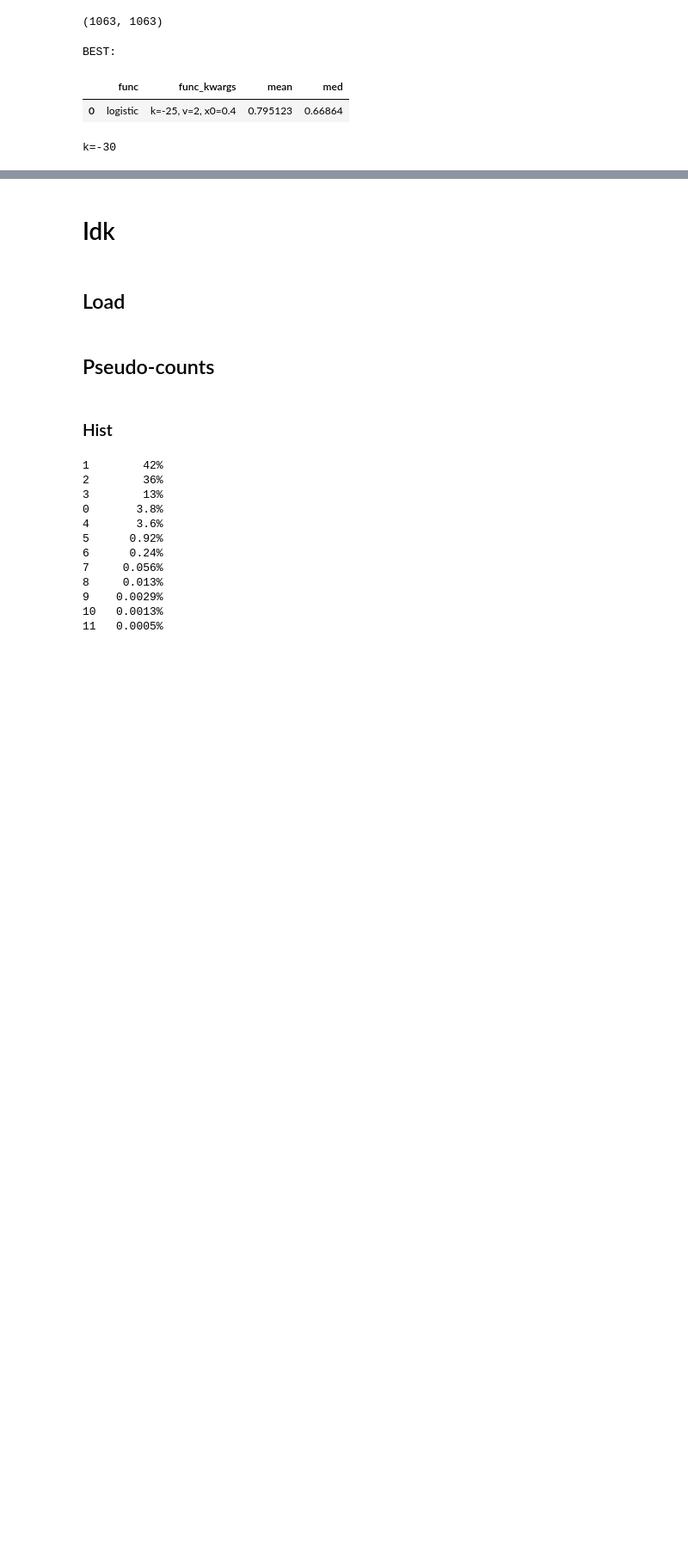
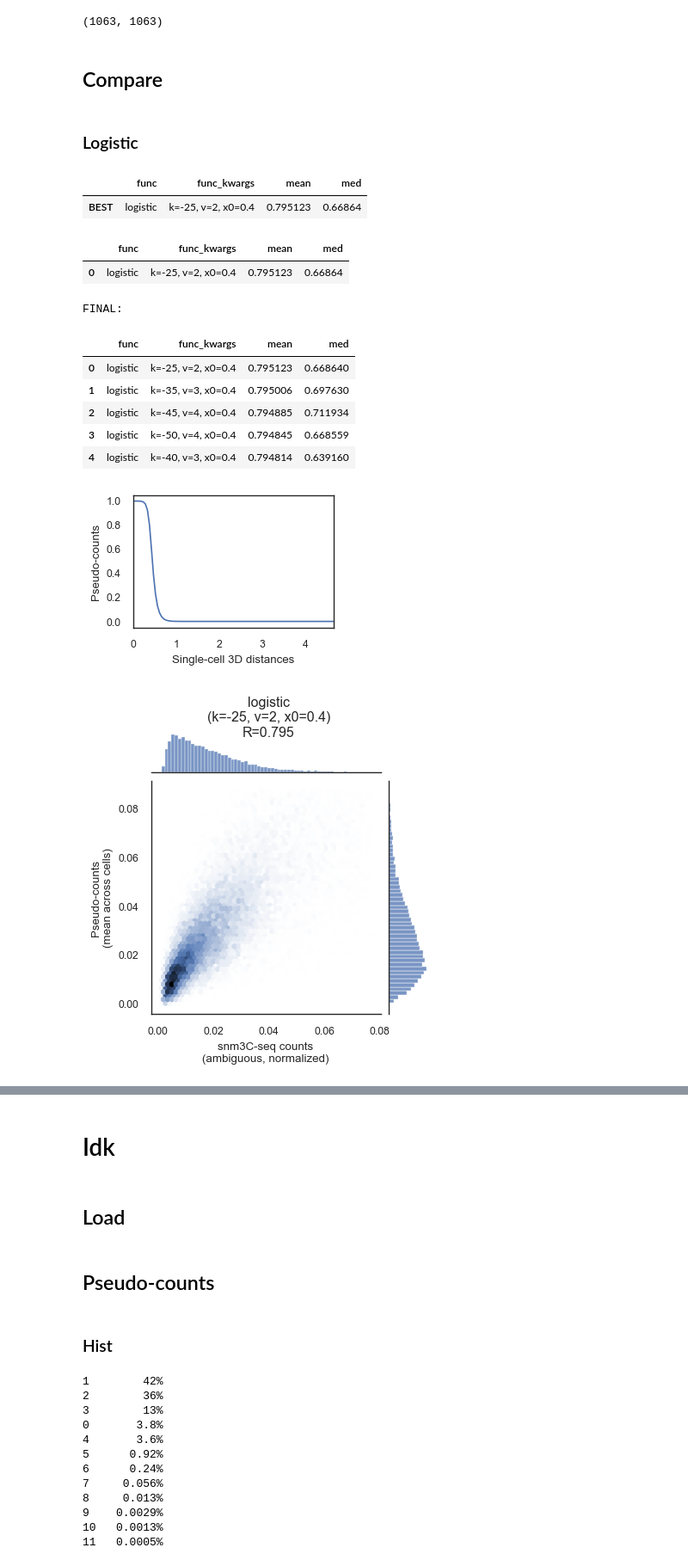
Before and after one commit to gesinecauer/Chromatin_Analysis_MOp, a Jupyter notebook: jupyter/snm3C-seq.ipynb, the cells around one changed output, grey strips where cells are left out. Shown at 86% size. Drawn from its saved outputs; the diff is of its cells as text; code cells hidden in the pictures; blank space fills up the shorter version.

```diff
--- a/jupyter/snm3C-seq.ipynb
+++ b/jupyter/snm3C-seq.ipynb
@@ -204,33 +207,45 @@ matrix_df['j.idx_clr'] = lengths_df.loc[matrix_df['j.idx_ambig'], 'idx_clr'].val
 mask = matrix_df['i.idx_clr'].notnull() & matrix_df['j.idx_clr'].notnull()
 matrix_df.loc[mask, 'snm3c'] = snm3c[matrix_df.loc[mask, 'i.idx_clr'].astype(int), matrix_df.loc[mask, 'j.idx_clr'].astype(int)]
 matrix_df = matrix_df.loc[matrix_df.index.isin(sc_dis.index)]
+# %% [markdown]
+## Compare
 # %%
 results = []
 if os.path.exists('pseudocounts_vs_snm3c.tsv'):
     results_df = pd.read_csv('pseudocounts_vs_snm3c.tsv', sep='\t')
     results = results_df.to_dict(orient='records')
+# %% [markdown]
+### Logistic
 # %%
-print('BEST:')
-display(results_df.head(1))
+display(results_df.head(1).rename({0: f"BEST"}))
 print()
 
-
-for k in [-30, -35]:
-    print(f"{k=}")
-    for x0 in [0.4, 0.5, 0.6, 0.8, 0.9, 1]:
-        results.append(assess_pseudocounts(matrix_df, sc_dis, transfer_func=logistic, transfer_func_kwargs=dict(k=k, v=2, x0=x0))[0])
+for k in [-25]:
+    for v in [2]:
+        for x0 in [0.35, 0.45]:
+            results.append(assess_pseudocounts(matrix_df, sc_dis, transfer_func=logistic, transfer_func_kwargs=dict(k=k, v=v, x0=x0))[0])
     results_df = pd.DataFrame(results).drop_duplicates().sort_values('mean', ascending=False).reset_index(drop=True)
     results_df.to_csv('pseudocounts_vs_snm3c.tsv', sep='\t')
     display(results_df[results_df.func_kwargs.str.contains(f'{k=},')].head(1))
 
-
-###
 results_df = pd.DataFrame(results).drop_duplicates().sort_values('mean', ascending=False).reset_index(drop=True)
 results_df.to_csv('pseudocounts_vs_snm3c.tsv', sep='\t')
 print('\nFINAL:')
 display(results_df.head())
+
+plot_best_func(results_df, sc_dis)
+plot_best_result(matrix_df, sc_dis=sc_dis, results_df=results_df)
 # %% [output]
+|  | func | func_kwargs | mean | med |
+| BEST | logistic | k=-25, v=2, x0=0.4 | 0.795123 | 0.66864 |
+|  | func | func_kwargs | mean | med |
+| 0 | logistic | k=-25, v=2, x0=0.4 | 0.795123 | 0.66864 |
-BEST:
+FINAL:
-|  | func | func_kwargs | mean | med |
-| 0 | logistic | k=-25, v=2, x0=0.4 | 0.795123 | 0.66864 |
-k=-30
+|  | func | func_kwargs | mean | med |
+| 0 | logistic | k=-25, v=2, x0=0.4 | 0.795123 | 0.668640 |
+| 1 | logistic | k=-35, v=3, x0=0.4 | 0.795006 | 0.697630 |
+| 2 | logistic | k=-45, v=4, x0=0.4 | 0.794885 | 0.711934 |
+| 3 | logistic | k=-50, v=4, x0=0.4 | 0.794845 | 0.668559 |
+| 4 | logistic | k=-40, v=3, x0=0.4 | 0.794814 | 0.639160 |
+[figure, added]
+[figure, added]
```
Also changed, not shown: parts of 8 cells of this notebook.
